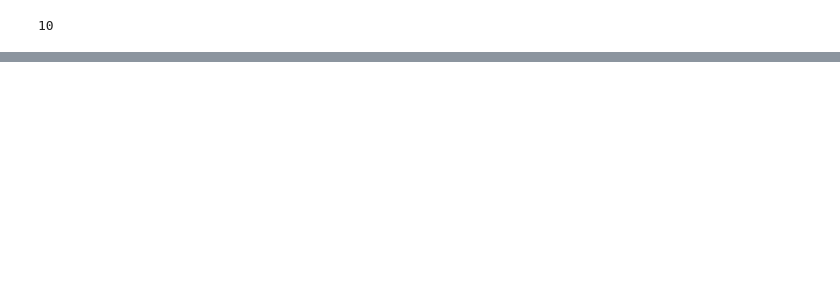
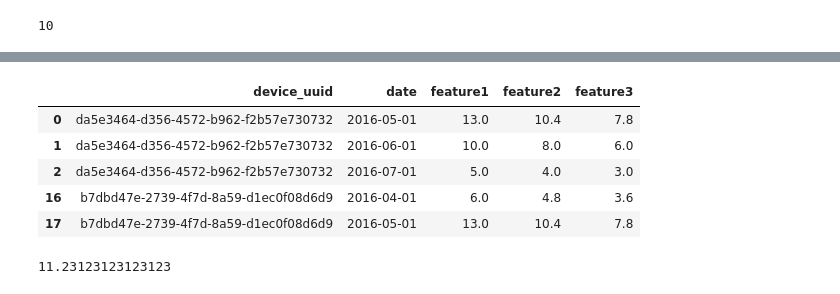
Before and after one commit to josolnik/behavioral-learnings-projects, a Jupyter notebook: Generating product usage data from scratch with Pandas.ipynb, the cells around one changed output, grey strips where cells are left out. Saved outputs shown, nothing was run; the diff lists cells and outputs as text; code cells hidden in the pictures; blank space fills up the shorter version.

```diff
--- a/Generating product usage data from scratch with Pandas.ipynb
+++ b/Generating product usage data from scratch with Pandas.ipynb
@@ -204,7 +239,16 @@ user_data_with_usage_features = user_data_with_usage_features[user_data_with_usa
 # %%
-user_data_with_usage_features.head()
+user_data_with_usage_features_and_churn.head()
+# %% [output]
+|  | device_uuid | date | feature1 | feature2 | feature3 |
+| 0 | da5e3464-d356-4572-b962-f2b57e730732 | 2016-05-01 | 13.0 | 10.4 | 7.8 |
+| 1 | da5e3464-d356-4572-b962-f2b57e730732 | 2016-06-01 | 10.0 | 8.0 | 6.0 |
+| 2 | da5e3464-d356-4572-b962-f2b57e730732 | 2016-07-01 | 5.0 | 4.0 | 3.0 |
+| 16 | b7dbd47e-2739-4f7d-8a59-d1ec0f08d6d9 | 2016-04-01 | 6.0 | 4.8 | 3.6 |
+| 17 | b7dbd47e-2739-4f7d-8a59-d1ec0f08d6d9 | 2016-05-01 | 13.0 | 10.4 | 7.8 |
 # %%
 # average number of months of usage per device_uuid
-len(user_data_with_usage_features) / len(device_uuids)
+len(user_data_with_usage_features_and_churn) / len(device_uuids)
+# %% [output]
+11.23123123123123
 # %%
 num_months
```
Also changed, not shown: parts of 46 cells of this notebook, 1 other file.
